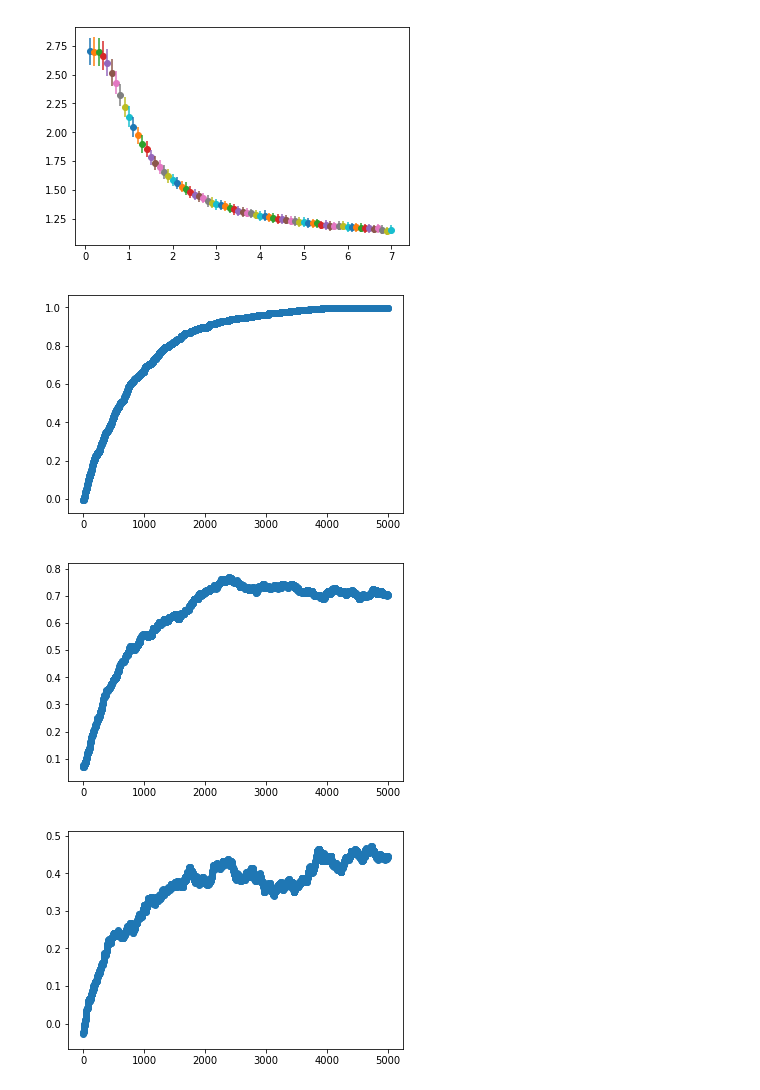
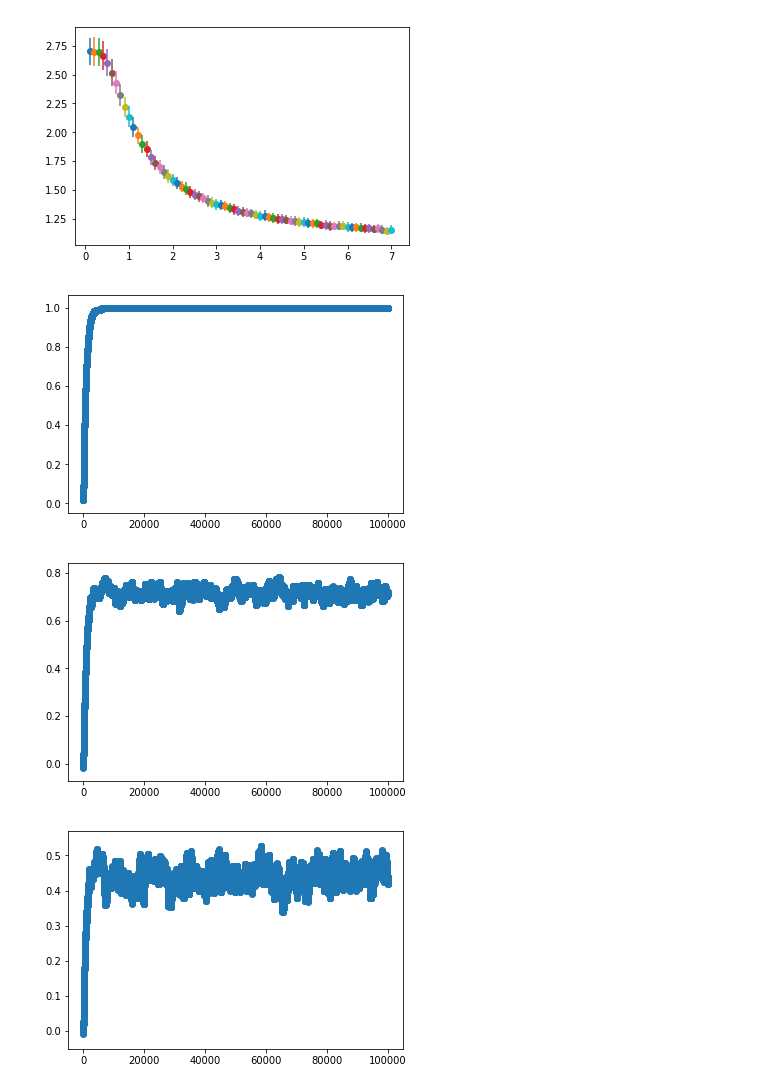
Before and after one commit to lupipedraza/Ising, a Jupyter notebook: TP2.ipynb, the cells around one changed output. Saved outputs shown, nothing was run; the diff lists cells and outputs as text; code cells hidden in the pictures.

```diff
--- a/TP2.ipynb
+++ b/TP2.ipynb
@@ -39,11 +39,11 @@ plt.show()
 # %%
 Datos = codecs.open('magnetizacion_iter=100000.txt','r','utf8').read().split('\n')
 T=0.1
 for data in [Datos[i] for i in [1,10,20]]:
-    data=[int(d)/30**2 for d in data.split(' ')[:-1]][:5000]
+    data=[int(d)/30**2 for d in data.split(' ')[:-1]]
     plt.scatter(range(len(data)),data)
     plt.show()
 # %% [output]
-[figure, old version]
+[figure, new version]
-[figure, old version]
+[figure, new version]
-[figure, old version]
+[figure, new version]
```
Also changed, not shown: parts of 1 cell of this notebook, 3 other files.
